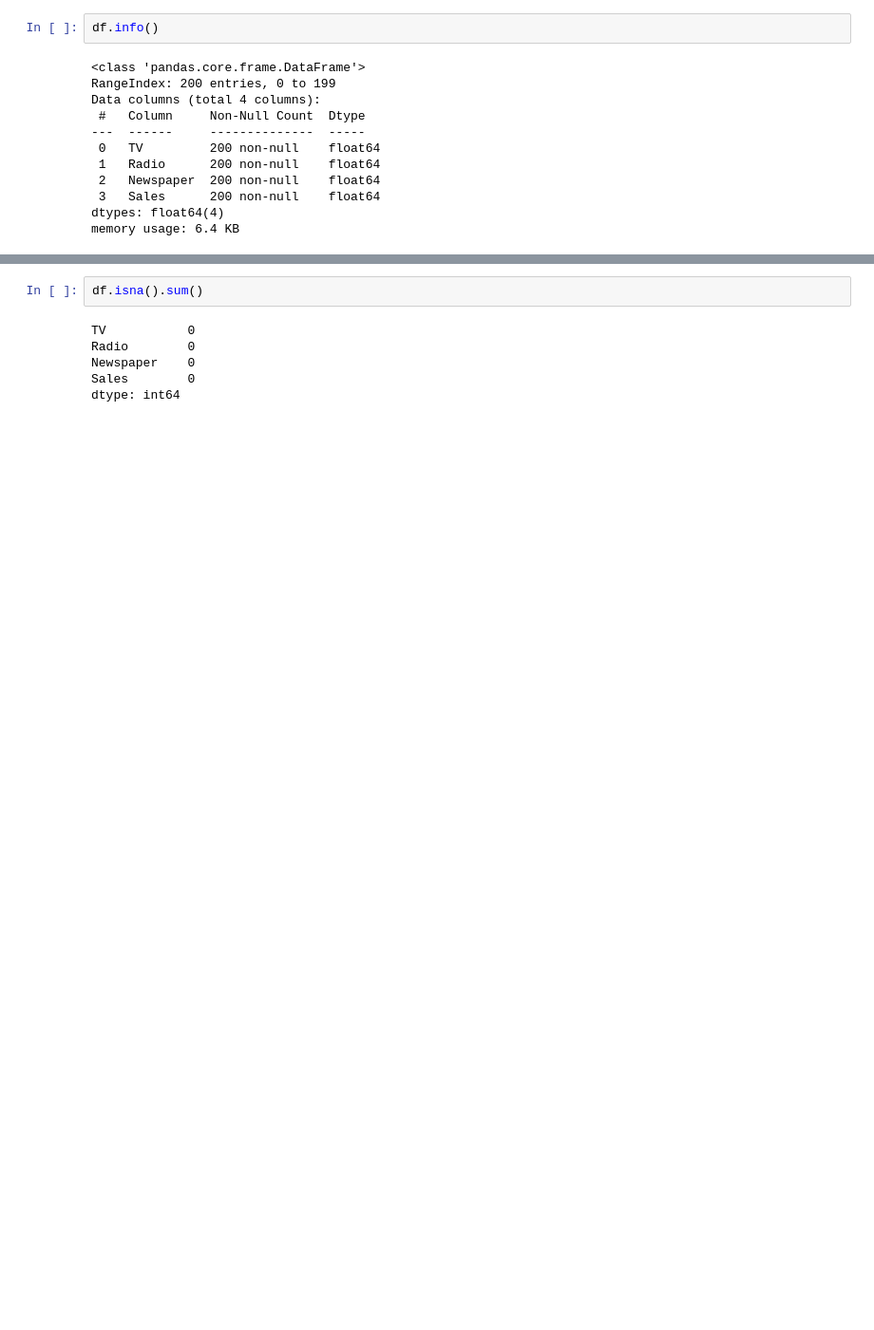
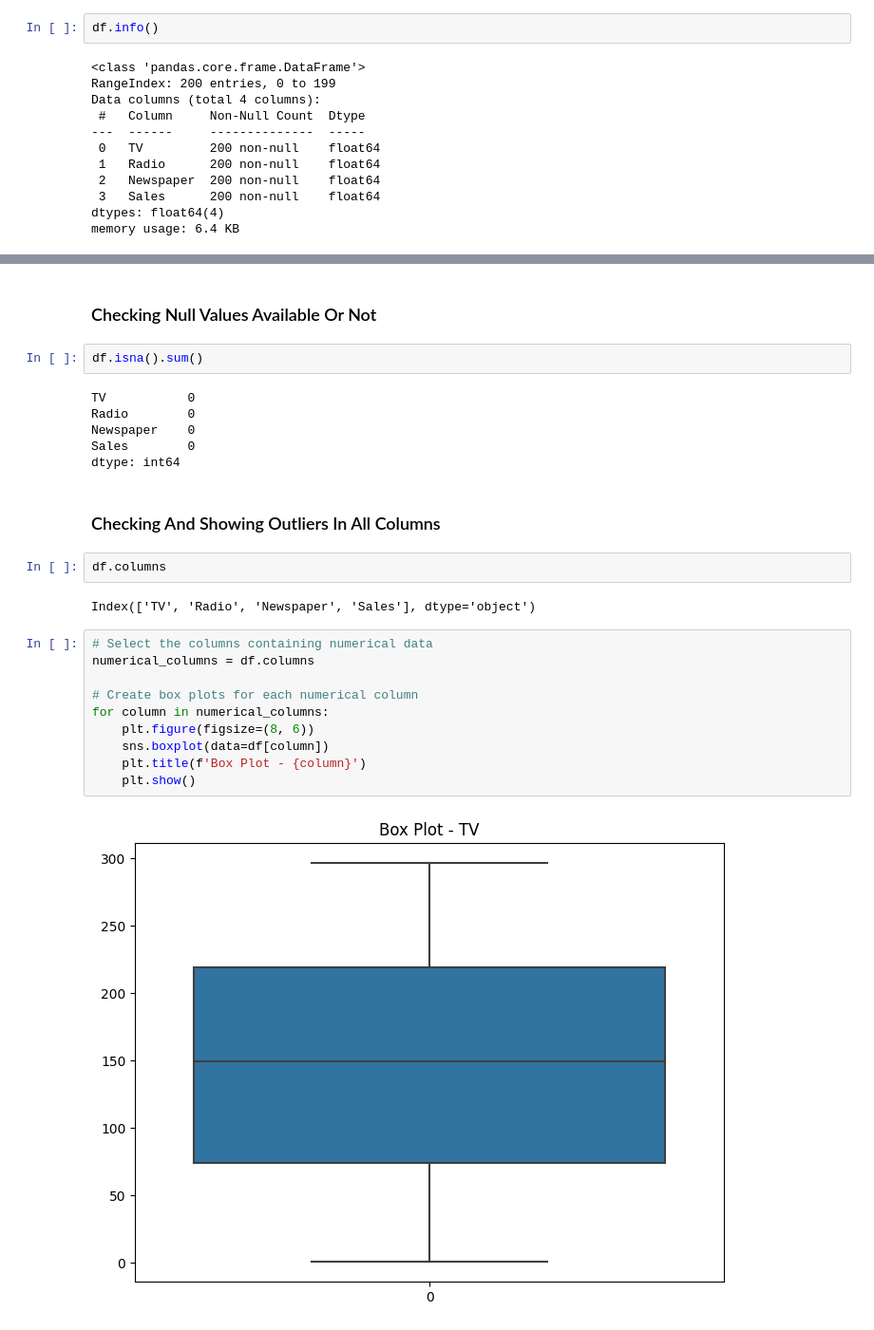
Before and after one commit to hemantgupta9084/Capstones, a Jupyter notebook: Sales Prediction For DOT Glasses/Sales Prediction For DOT Glasses.ipynb, the cells around one changed output, grey strips where cells are left out. Shown: that part at 95% size. Cells and saved outputs as stored; diff of their text form; blank space fills up the shorter version.

Commit message:
Sales Prediction For DOT Glasses

```diff
--- a/Sales Prediction For DOT Glasses/Sales Prediction For DOT Glasses.ipynb
+++ b/Sales Prediction For DOT Glasses/Sales Prediction For DOT Glasses.ipynb
@@ -35,3 +61,5 @@ memory usage: 6.4 KB
+# %% [markdown]
+### Checking Null Values Available Or Not
 # %%
 df.isna().sum()
 # %% [output]
@@ -40,3 +68,21 @@ Radio        0
 Newspaper    0
 Sales        0
 dtype: int64
+# %% [markdown]
+### Checking And Showing Outliers In All Columns
+# %%
+df.columns
+# %% [output]
+Index(['TV', 'Radio', 'Newspaper', 'Sales'], dtype='object')
+# %%
+# Select the columns containing numerical data
+numerical_columns = df.columns
+
+# Create box plots for each numerical column
+for column in numerical_columns:
+    plt.figure(figsize=(8, 6))
+    sns.boxplot(data=df[column])
+    plt.title(f'Box Plot - {column}')
+    plt.show()
+# %% [output]
+[figure, added]
```
Also changed, not shown: parts of 13 cells of this notebook.
